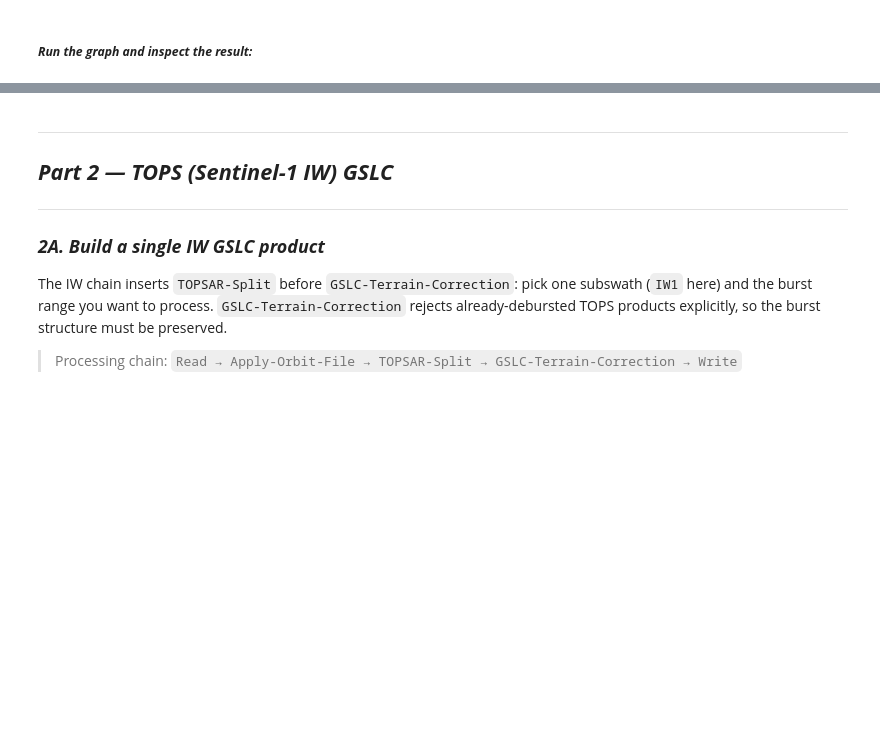
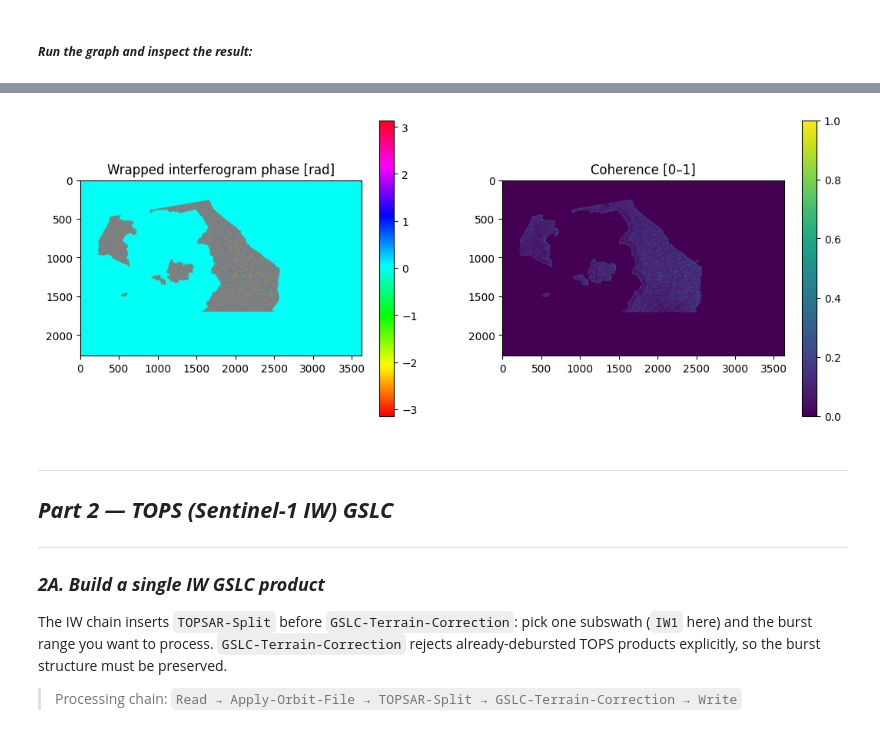
Before and after one commit to senbox-org/snap-jupyter-notebooks, a Jupyter notebook: resources/jupyter_notebooks/snap-nb-sar-gslc-insar.ipynb, the cells around one changed output, grey strips where cells are left out. Drawn from its saved outputs; the diff is of its cells as text; code cells hidden in the pictures; blank space fills up the shorter version.

```diff
--- a/resources/jupyter_notebooks/snap-nb-sar-gslc-insar.ipynb
+++ b/resources/jupyter_notebooks/snap-nb-sar-gslc-insar.ipynb
@@ -255,11 +422,10 @@ g_sm_insar.run()
 # %%
 p_sm_ifg = ProductIO.readProduct(sm_insar_out)
-phase_band = next(b.getName() for b in p_sm_ifg.getBands()
-                  if b.getName().lower().startswith('phase_'))
-coh_band = next((b.getName() for b in p_sm_ifg.getBands()
-                 if b.getName().lower().startswith('coh_')), None)
-plot_interferogram(p_sm_ifg, phase_band, coh_band)
+print('Bands:', [b.getName() for b in p_sm_ifg.getBands()])
+plot_interferogram(p_sm_ifg)
 p_sm_ifg.dispose()
+# %% [output]
+[figure, added]
 # %% [markdown]
 ---
 ## ***Part 2 — TOPS (Sentinel-1 IW) GSLC***
```
Also changed, not shown: parts of 15 cells of this notebook, 37 other files.
